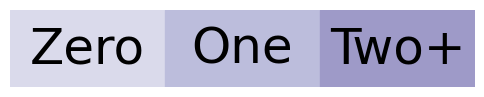
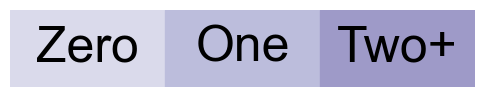
The notebook cell's code change between the first figure and the second:
--- before
+++ after
@@ -16,3 +16,5 @@
 ax.set_ylim(0, 1)
 ax.axis('off')
-plt.savefig(os.path.join(fig_out, 'ExFig_2c_leg_rev.pdf'), bbox_inches="tight")
+#plt.savefig(os.path.join(fig_out, 'ExFig_2c-leg_f.pdf'), bbox_inches="tight")
+plt.savefig(os.path.join(fig_out, "ExFig_2c-leg_f.svg"), format='svg', bbox_inches='tight', transparent=True)
+

Commit: revision 3